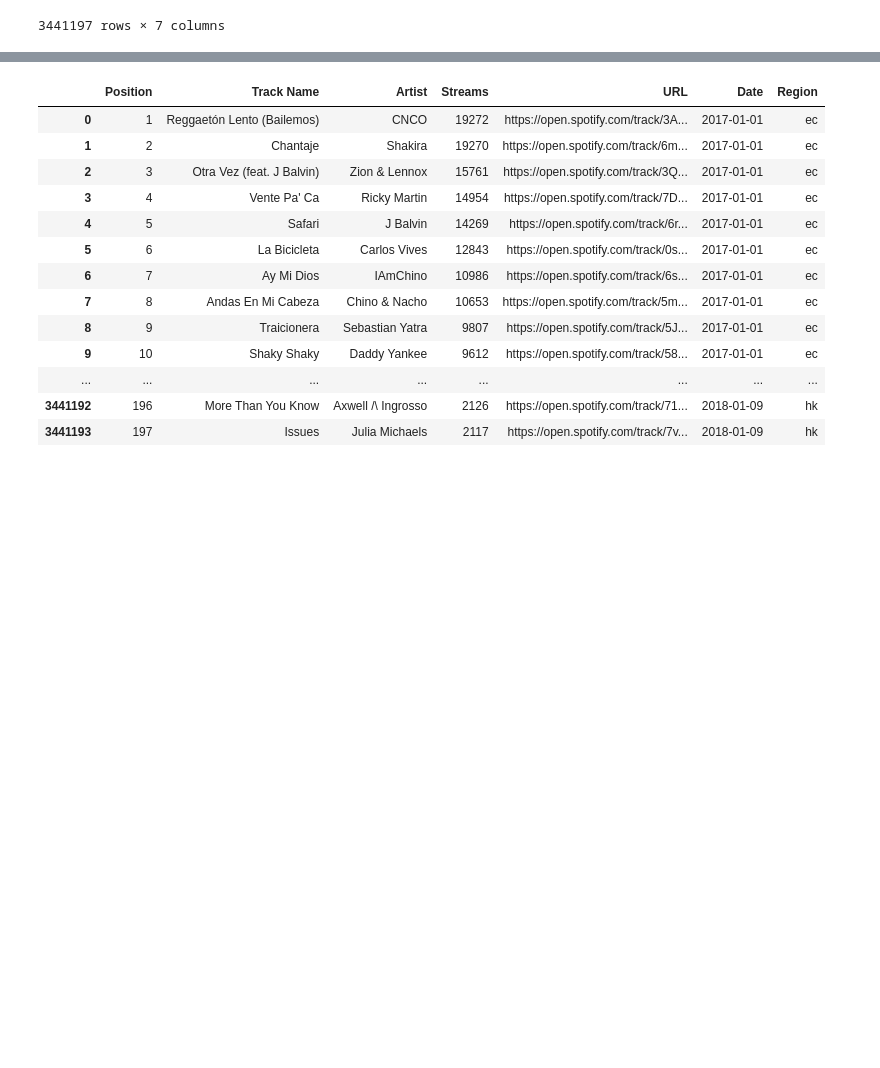
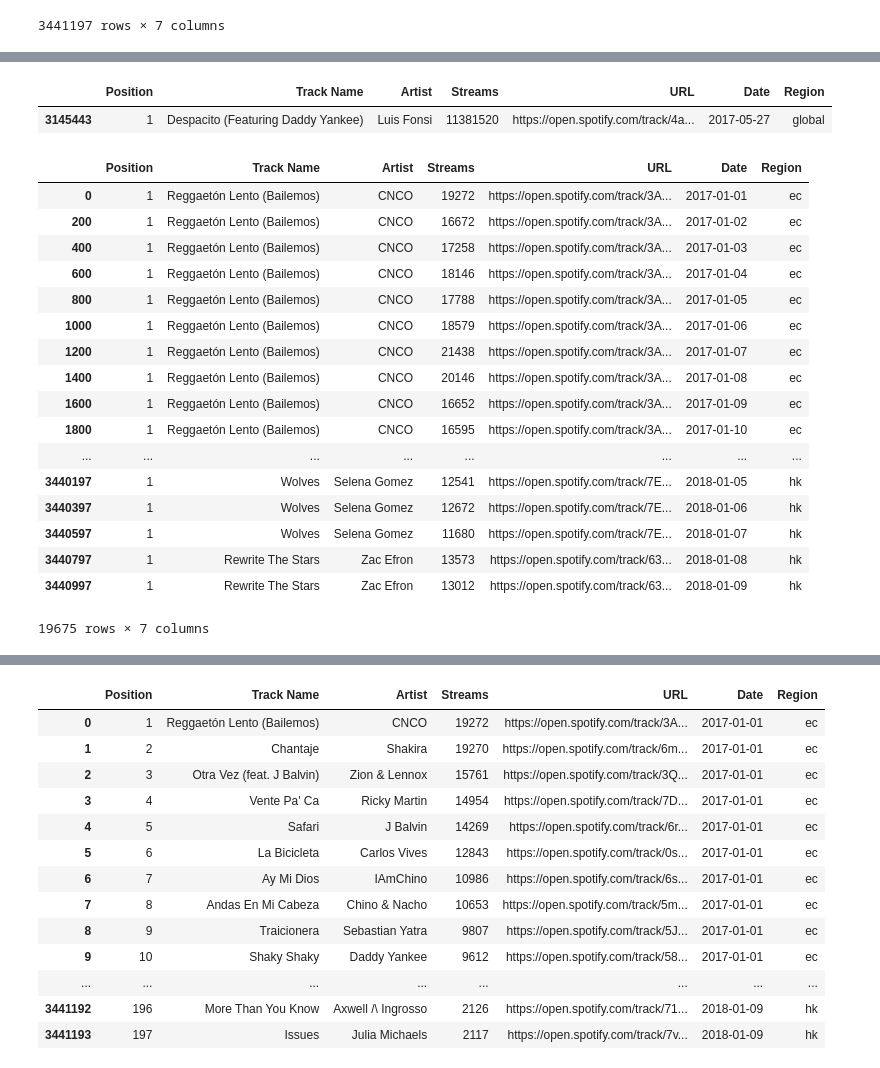
Before and after one commit to Aritra23/Spotify-Visualization, a Jupyter notebook: Spotify_Data_Analysis.ipynb, the cells around one changed output, grey strips where cells are left out. Drawn from its saved outputs; the diff is of its cells as text; code cells hidden in the pictures; blank space fills up the shorter version.

```diff
--- a/Spotify_Data_Analysis.ipynb
+++ b/Spotify_Data_Analysis.ipynb
@@ -28,0 +71,28 @@ spotify_df
+# %%
+Top_song = spotify_df.loc[spotify_df['Streams'] == spotify_df['Streams'].max() ,:]
+Top_song
+# %% [output]
+|  | Position | Track Name | Artist | Streams | URL | Date | Region |
+| 3145443 | 1 | Despacito (Featuring Daddy Yankee) | Luis Fonsi | 11381520 | https://open.spotify.com/track/4a... | 2017-05-27 | global |
+# %%
+Top_10_song = spotify_df.loc[spotify_df['Position'] == 1,:]
+Top_10_song
+# %% [output]
+|  | Position | Track Name | Artist | Streams | URL | Date | Region |
+| 0 | 1 | Reggaetón Lento (Bailemos) | CNCO | 19272 | https://open.spotify.com/track/3A... | 2017-01-01 | ec |
+| 200 | 1 | Reggaetón Lento (Bailemos) | CNCO | 16672 | https://open.spotify.com/track/3A... | 2017-01-02 | ec |
+| 400 | 1 | Reggaetón Lento (Bailemos) | CNCO | 17258 | https://open.spotify.com/track/3A... | 2017-01-03 | ec |
+| 600 | 1 | Reggaetón Lento (Bailemos) | CNCO | 18146 | https://open.spotify.com/track/3A... | 2017-01-04 | ec |
+| 800 | 1 | Reggaetón Lento (Bailemos) | CNCO | 17788 | https://open.spotify.com/track/3A... | 2017-01-05 | ec |
+| 1000 | 1 | Reggaetón Lento (Bailemos) | CNCO | 18579 | https://open.spotify.com/track/3A... | 2017-01-06 | ec |
+| 1200 | 1 | Reggaetón Lento (Bailemos) | CNCO | 21438 | https://open.spotify.com/track/3A... | 2017-01-07 | ec |
+| 1400 | 1 | Reggaetón Lento (Bailemos) | CNCO | 20146 | https://open.spotify.com/track/3A... | 2017-01-08 | ec |
+| 1600 | 1 | Reggaetón Lento (Bailemos) | CNCO | 16652 | https://open.spotify.com/track/3A... | 2017-01-09 | ec |
+| 1800 | 1 | Reggaetón Lento (Bailemos) | CNCO | 16595 | https://open.spotify.com/track/3A... | 2017-01-10 | ec |
+| ... | ... | ... | ... | ... | ... | ... | ... |
+| 3440197 | 1 | Wolves | Selena Gomez | 12541 | https://open.spotify.com/track/7E... | 2018-01-05 | hk |
+| 3440397 | 1 | Wolves | Selena Gomez | 12672 | https://open.spotify.com/track/7E... | 2018-01-06 | hk |
+| 3440597 | 1 | Wolves | Selena Gomez | 11680 | https://open.spotify.com/track/7E... | 2018-01-07 | hk |
+| 3440797 | 1 | Rewrite The Stars | Zac Efron | 13573 | https://open.spotify.com/track/63... | 2018-01-08 | hk |
+| 3440997 | 1 | Rewrite The Stars | Zac Efron | 13012 | https://open.spotify.com/track/63... | 2018-01-09 | hk |
+19675 rows × 7 columns
```
Also changed, not shown: parts of 14 cells of this notebook, 8 other files.
